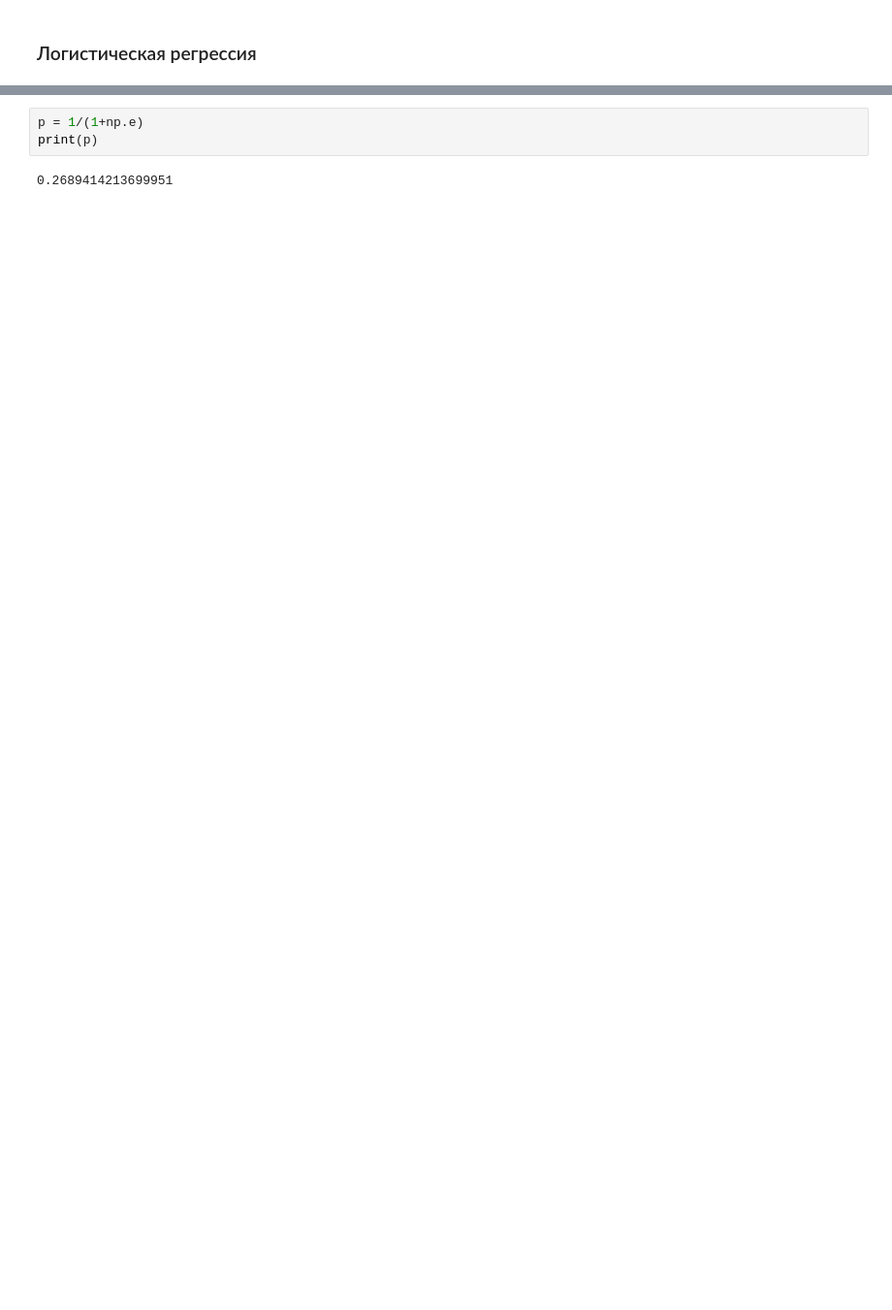
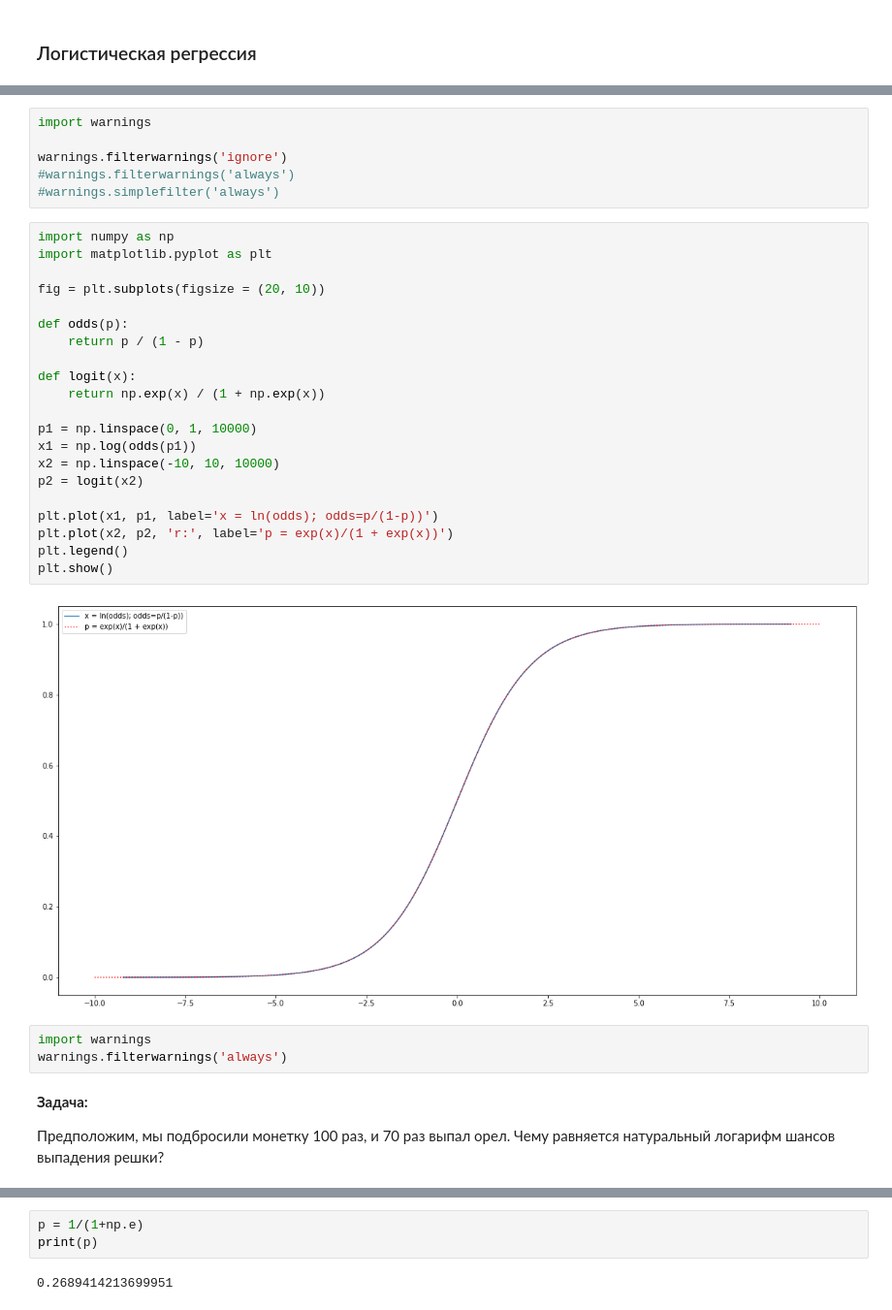
Before and after one commit to AndrewSalygin/data_analysis_practice, a Jupyter notebook: Data analysis practice.ipynb, the cells around one changed output, grey strips where cells are left out. Shown: that part at 97% size. Cells and saved outputs as stored; diff of their text form; blank space fills up the shorter version.

```diff
--- a/Data analysis practice.ipynb
+++ b/Data analysis practice.ipynb
@@ -949,0 +936,36 @@ np.log(30/70)
+# %%
+import warnings
+
+warnings.filterwarnings('ignore')
+#warnings.filterwarnings('always')
+#warnings.simplefilter('always')
+# %%
+import numpy as np
+import matplotlib.pyplot as plt
+
+fig = plt.subplots(figsize = (20, 10))
+
+def odds(p):
+    return p / (1 - p)
+
+def logit(x):
+    return np.exp(x) / (1 + np.exp(x))
+
+p1 = np.linspace(0, 1, 10000)
+x1 = np.log(odds(p1))
+x2 = np.linspace(-10, 10, 10000)
+p2 = logit(x2)
+
+plt.plot(x1, p1, label='x = ln(odds); odds=p/(1-p))')
+plt.plot(x2, p2, 'r:', label='p = exp(x)/(1 + exp(x))')
+plt.legend()
+plt.show()
+# %% [output]
+[figure, added]
+# %%
+import warnings
+warnings.filterwarnings('always')
+# %% [markdown]
+**Задача:**
+
+Предположим, мы подбросили монетку 100 раз, и 70 раз выпал орел. Чему равняется натуральный логарифм шансов выпадения решки?
```
Also changed, not shown: parts of 31 cells of this notebook.
